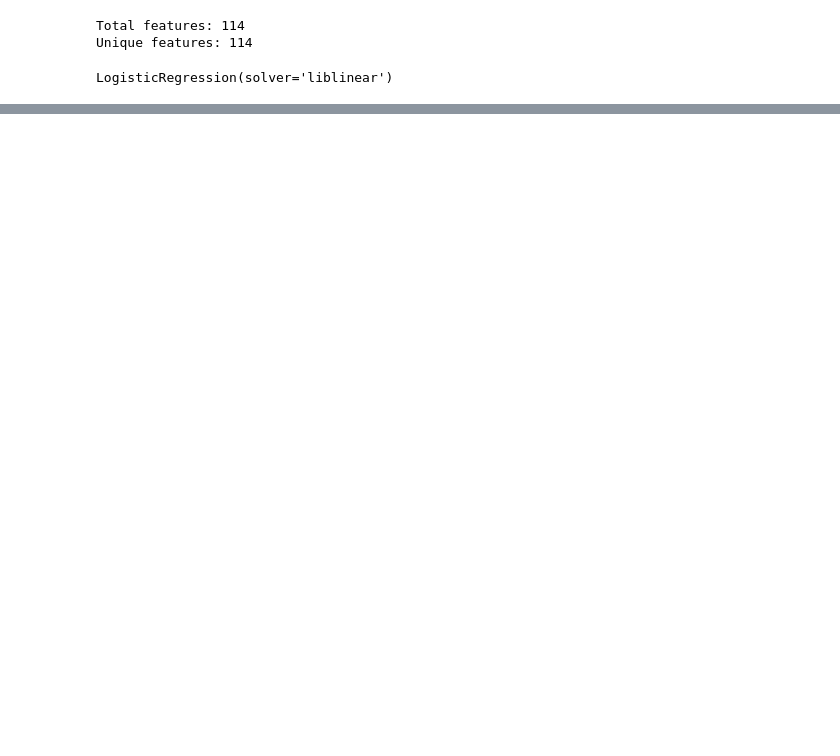
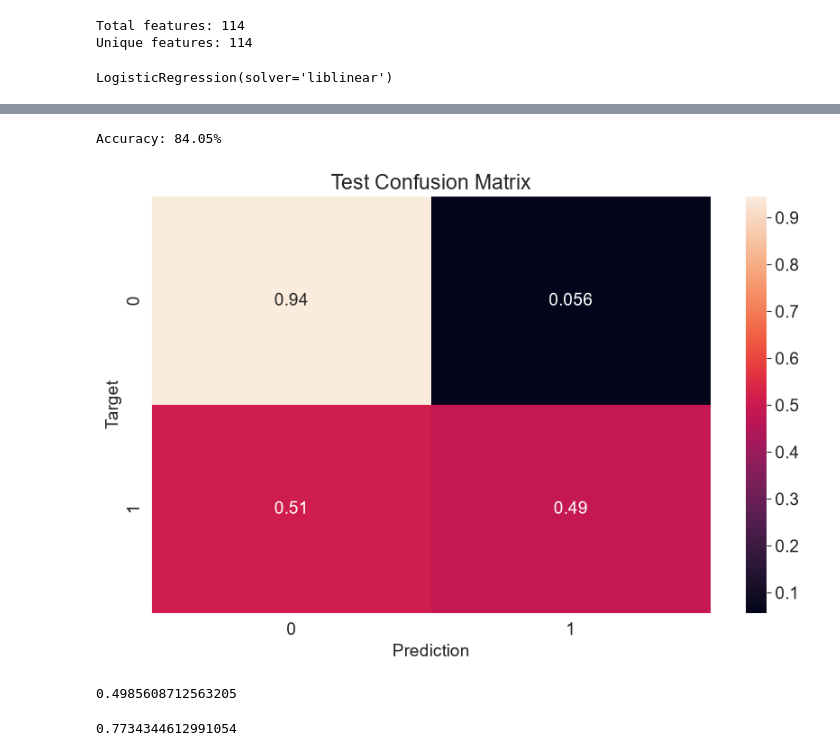
Before and after one commit to naren1003/Rain_in_aus, a Jupyter notebook: notebooks/Rain_in_aus.ipynb, the cells around one changed output, grey strips where cells are left out. Drawn from its saved outputs; the diff is of its cells as text; code cells hidden in the pictures; blank space fills up the shorter version.

```diff
--- a/notebooks/Rain_in_aus.ipynb
+++ b/notebooks/Rain_in_aus.ipynb
@@ -495,0 +565,5 @@ LogisticRegression(solver='liblinear')
+# %%
+test_preds = predict_and_plot(X_test, test_target, 'Test')
+# %% [output]
+Accuracy: 84.05%
+[figure, added]
@@ -495,0 +578,8 @@ LogisticRegression(solver='liblinear')
+# %%
+accuracy_score(test_target, random_guess(X_test))
+# %% [output]
+0.4985608712563205
+# %%
+accuracy_score(test_target, all_no(X_test))
+# %% [output]
+0.7734344612991054
```
Also changed, not shown: parts of 19 cells of this notebook.
